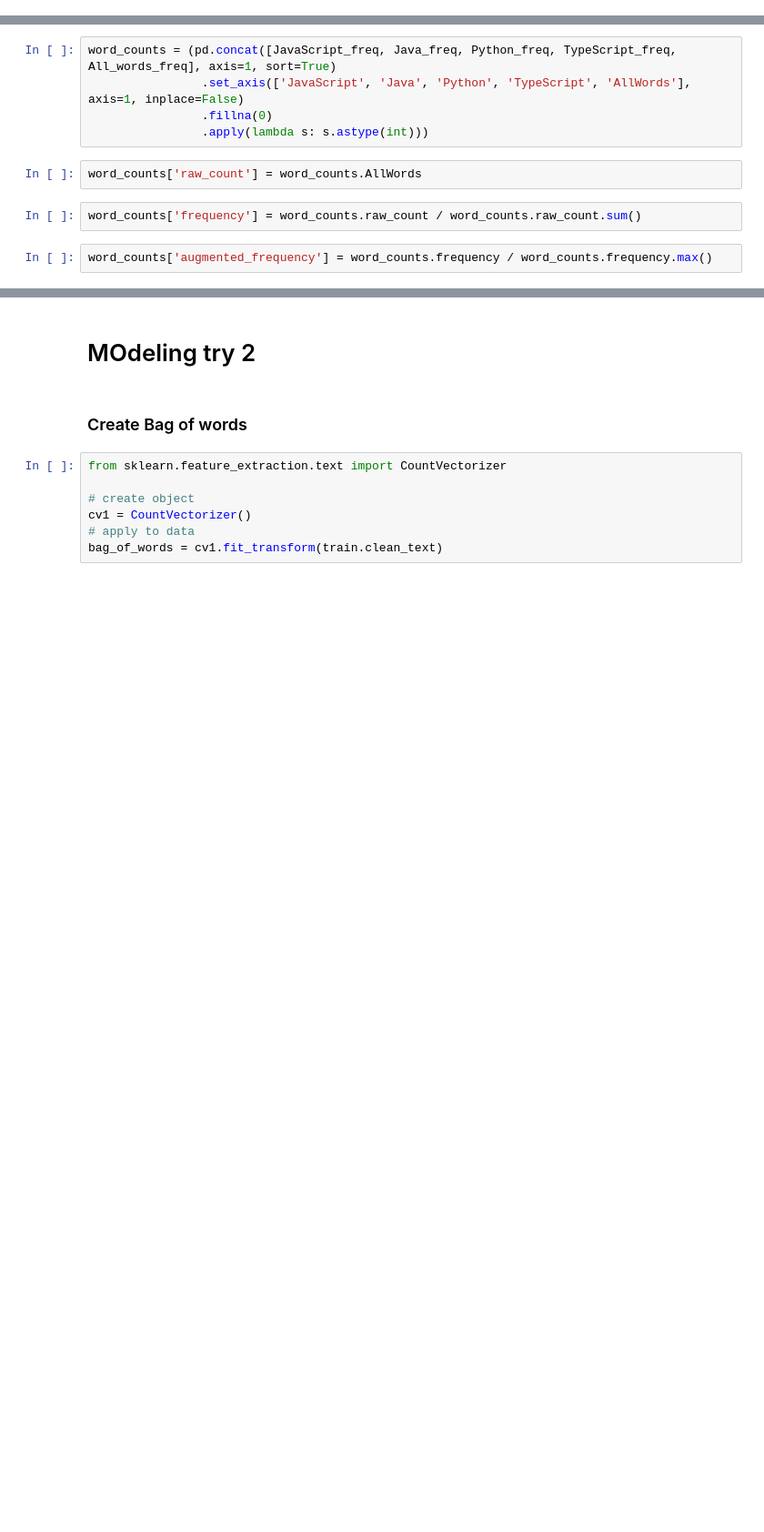
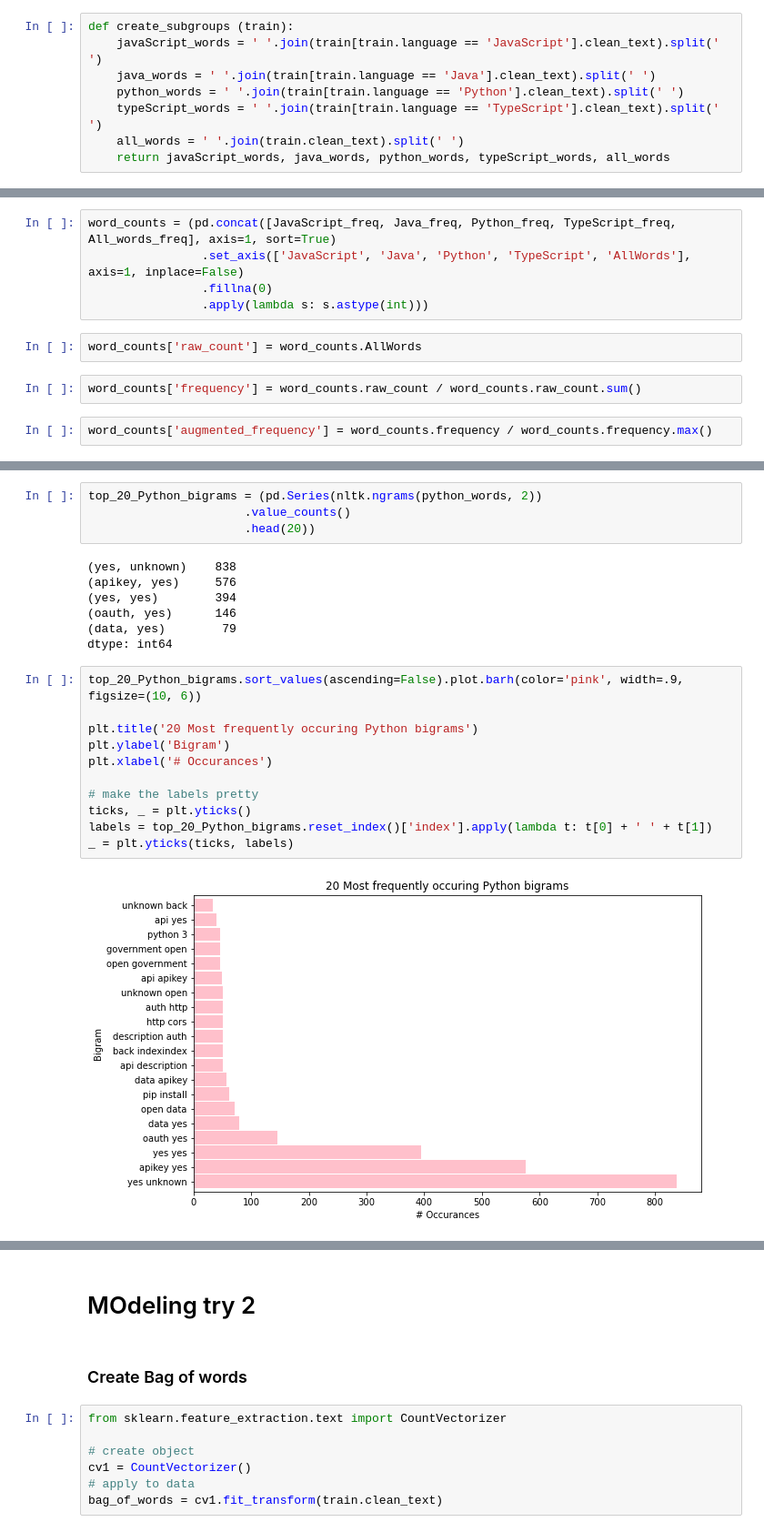
Before and after one commit to NLP-Project-Burton-Yuvia-Yvette/NLP-Project, a Jupyter notebook: Yvettes_notebook.ipynb, the cells around one changed output, grey strips where cells are left out. Shown: that part at 91% size. Drawn from its saved outputs; the diff is of its cells as text; blank space fills up the shorter version.

```diff
--- a/Yvettes_notebook.ipynb
+++ b/Yvettes_notebook.ipynb
@@ -483,0 +519,8 @@ all_top_3grams= top_ngrams(all_words, 10,3)
+# %%
+def create_subgroups (train):
+    javaScript_words = ' '.join(train[train.language == 'JavaScript'].clean_text).split(' ')
+    java_words = ' '.join(train[train.language == 'Java'].clean_text).split(' ')
+    python_words = ' '.join(train[train.language == 'Python'].clean_text).split(' ')
+    typeScript_words = ' '.join(train[train.language == 'TypeScript'].clean_text).split(' ')
+    all_words = ' '.join(train.clean_text).split(' ')
+    return javaScript_words, java_words, python_words, typeScript_words, all_words
@@ -502,0 +656,24 @@ word_counts
+# %%
+top_20_Python_bigrams = (pd.Series(nltk.ngrams(python_words, 2))
+                      .value_counts()
+                      .head(20))
+# %% [output]
+(yes, unknown)    838
+(apikey, yes)     576
+(yes, yes)        394
+(oauth, yes)      146
+(data, yes)        79
+dtype: int64
+# %%
+top_20_Python_bigrams.sort_values(ascending=False).plot.barh(color='pink', width=.9, figsize=(10, 6))
+
+plt.title('20 Most frequently occuring Python bigrams')
+plt.ylabel('Bigram')
+plt.xlabel('# Occurances')
+
+# make the labels pretty
+ticks, _ = plt.yticks()
+labels = top_20_Python_bigrams.reset_index()['index'].apply(lambda t: t[0] + ' ' + t[1])
+_ = plt.yticks(ticks, labels)
+# %% [output]
+[figure, added]
```
Also changed, not shown: parts of 85 cells of this notebook.
